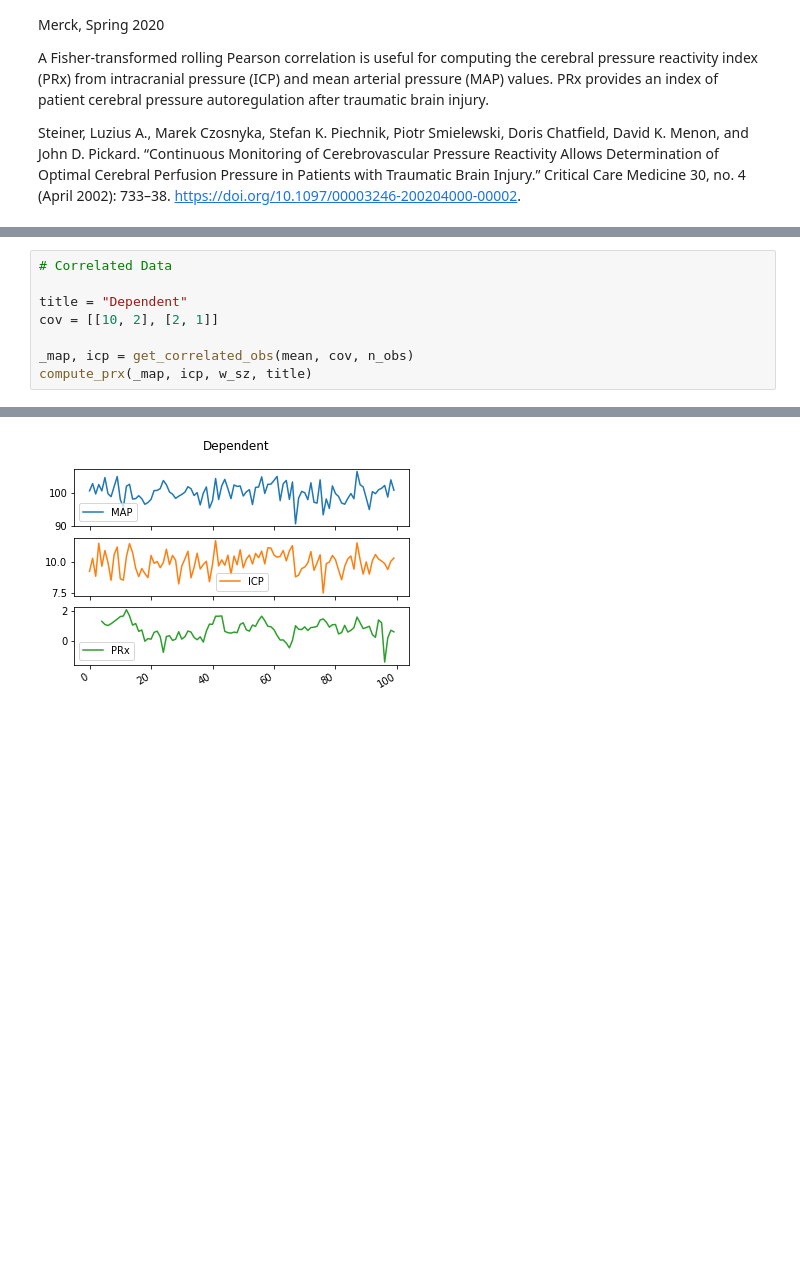
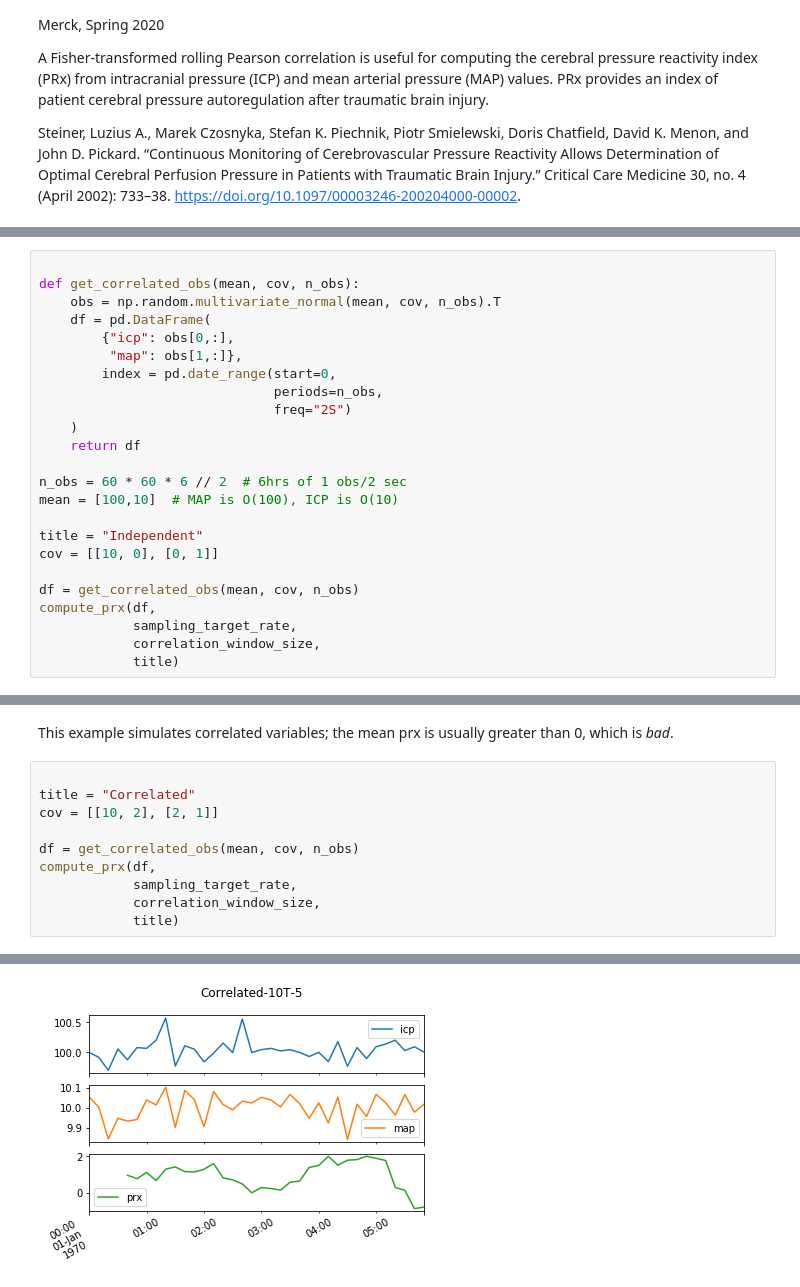
Before and after one commit to derekmerck/prx, a Jupyter notebook: main.ipynb, the cells around one changed output, grey strips where cells are left out. Drawn from its saved outputs; the diff is of its cells as text; blank space fills up the shorter version.

Commit message:
Updated with captured data Cleaned up calling structure

```diff
--- a/main.ipynb
+++ b/main.ipynb
@@ -63,0 +92,24 @@ Independent
+# %%
+
+def get_correlated_obs(mean, cov, n_obs):
+    obs = np.random.multivariate_normal(mean, cov, n_obs).T
+    df = pd.DataFrame(
+        {"icp": obs[0,:],
+         "map": obs[1,:]},
+        index = pd.date_range(start=0,
+                              periods=n_obs,
+                              freq="2S")
+    )
+    return df
+
+n_obs = 60 * 60 * 6 // 2  # 6hrs of 1 obs/2 sec
+mean = [100,10]  # MAP is O(100), ICP is O(10)
+
+title = "Independent"
+cov = [[10, 0], [0, 1]]
+
+df = get_correlated_obs(mean, cov, n_obs)
+compute_prx(df,
+            sampling_target_rate,
+            correlation_window_size,
+            title)
@@ -64,9 +126,13 @@ Independent
+# %% [markdown]
+This example simulates correlated variables; the mean prx is usually greater than 0, which is _bad_.
 # %%
-# Correlated Data
 
-title = "Dependent"
+title = "Correlated"
 cov = [[10, 2], [2, 1]]
 
-_map, icp = get_correlated_obs(mean, cov, n_obs)
-compute_prx(_map, icp, w_sz, title)
+df = get_correlated_obs(mean, cov, n_obs)
+compute_prx(df,
+            sampling_target_rate,
+            correlation_window_size,
+            title)
 # %% [output]
@@ -80 +147 @@ Dependent
-[figure, old version]
+[figure, new version]
```
Also changed, not shown: parts of 8 cells of this notebook, 1 other file.
